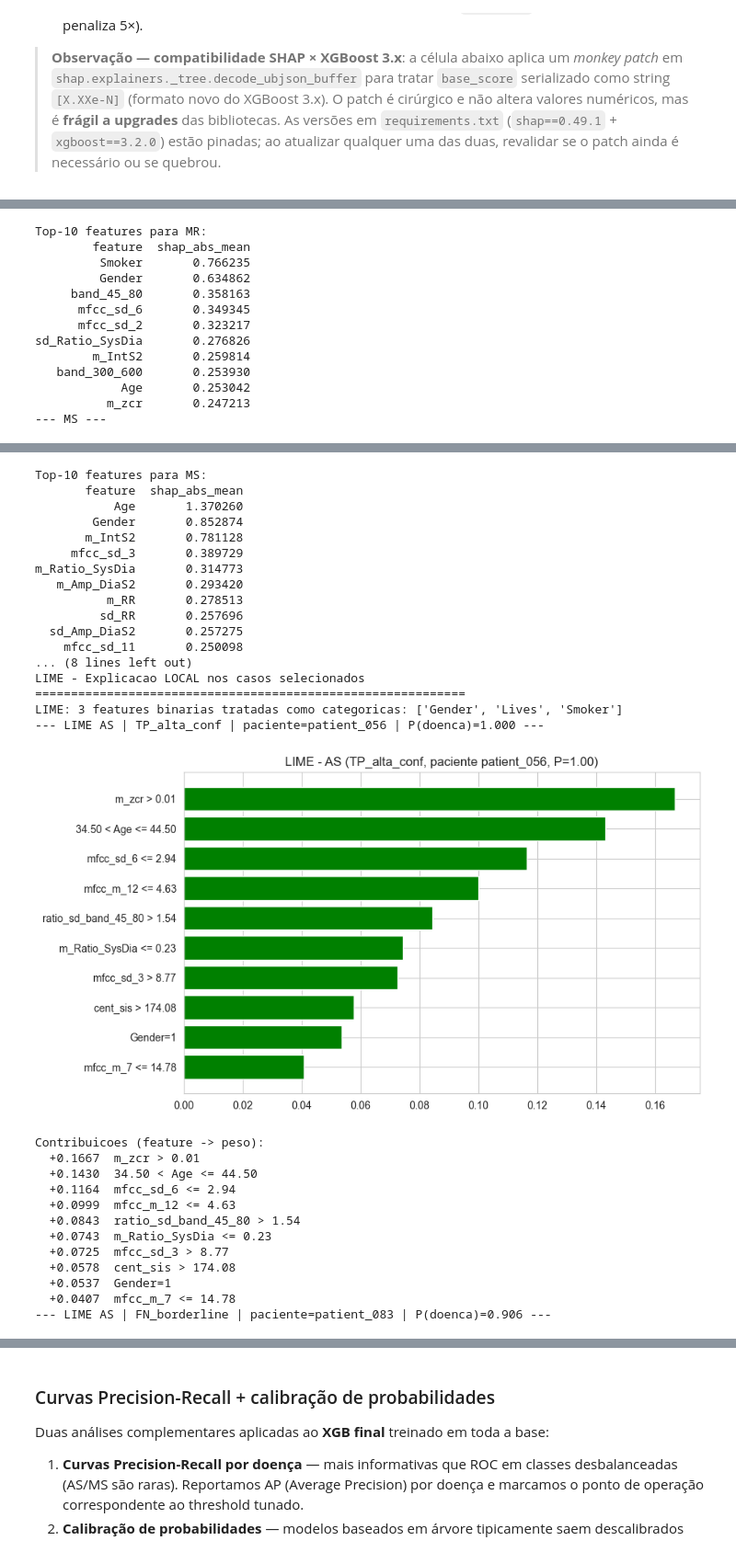
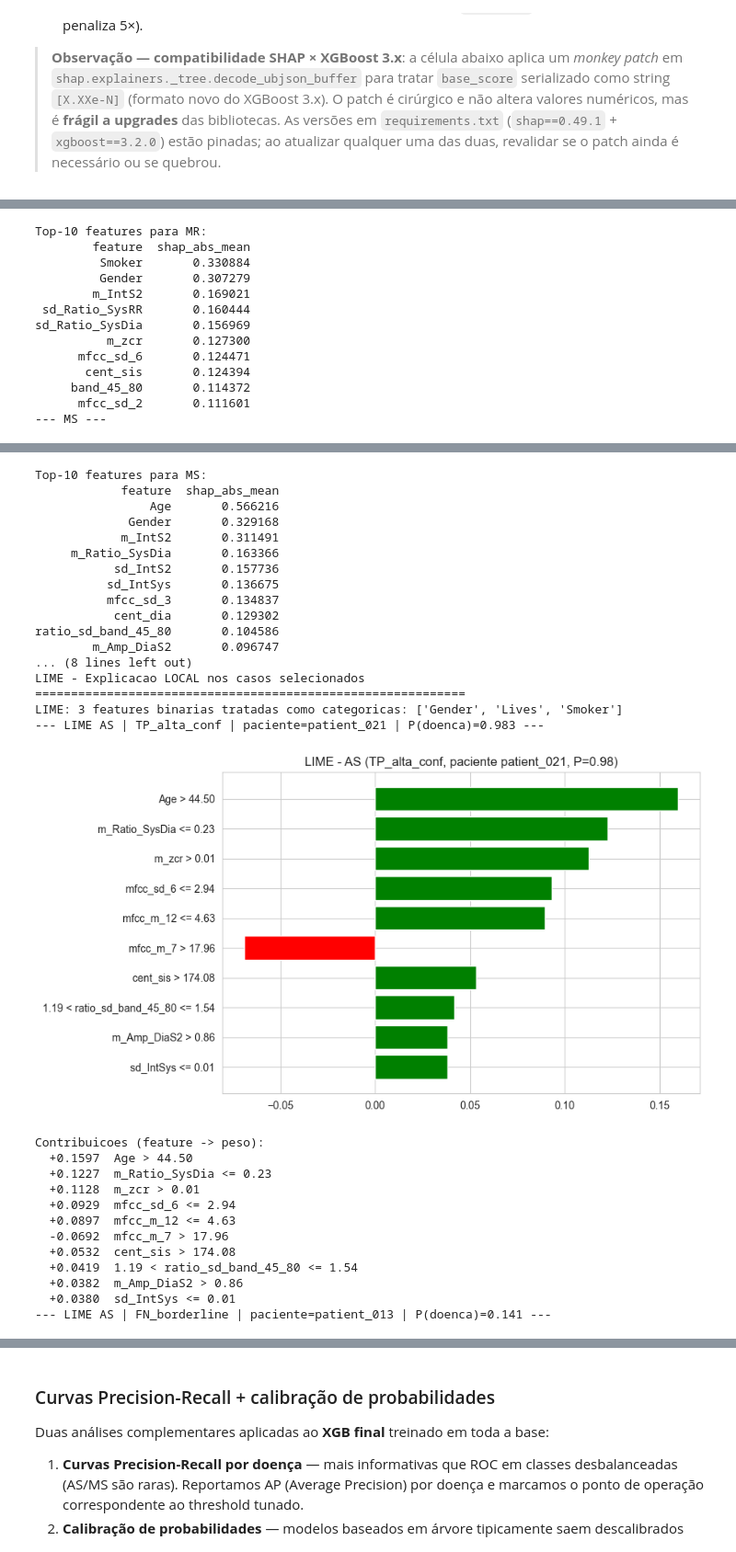
Before and after one commit to gustavocmiranda/TCC, a Jupyter notebook: projeto.ipynb, the cells around one changed output, grey strips where cells are left out. Shown at 92% size. Saved outputs shown, nothing was run; the diff lists cells and outputs as text; code cells hidden in the pictures.

Commit message:
finalizando

```diff
--- a/projeto.ipynb
+++ b/projeto.ipynb
@@ -1315,9 +1262,9 @@ X_full_arr = X_full_df.to_numpy()
 # de cada um retorne (n, 2) -- formato esperado pelas duas bibliotecas.
 # A mesma estrutura MOC e usada na validacao (cells 22, 28, 32), garantindo
 # que o modelo explicado e o modelo validado sao identicos em estrutura.
-modelo_final = MultiOutputClassifier(
+modelo_final = MultiOutputBalanced(
     XGBClassifier(eval_metric='logloss', verbosity=0, random_state=42, **melhores_xgb_params)
-)
+)  # mesmo wrapper usado na matriz XGB (balanced via sample_weight por label)
 modelo_final.fit(X_full_df, y_full)
 print(f"Modelo final: XGB tunado treinado em {X_full_df.shape[0]} gravacoes "
       f"({df_full['patient_id'].nunique()} pacientes), {X_full_df.shape[1]} features")
@@ -1553,13 +1500,13 @@ m_Ratio_SysDia       0.279295
 Top-10 features para MR:
         feature  shap_abs_mean
-         Smoker       0.766235
-         Gender       0.634862
-     band_45_80       0.358163
-      mfcc_sd_6       0.349345
-      mfcc_sd_2       0.323217
-sd_Ratio_SysDia       0.276826
-        m_IntS2       0.259814
-   band_300_600       0.253930
-            Age       0.253042
-          m_zcr       0.247213
+         Smoker       0.330884
+         Gender       0.307279
+        m_IntS2       0.169021
+ sd_Ratio_SysRR       0.160444
+sd_Ratio_SysDia       0.156969
+          m_zcr       0.127300
+      mfcc_sd_6       0.124471
+       cent_sis       0.124394
+     band_45_80       0.114372
+      mfcc_sd_2       0.111601
 --- MS ---
@@ -1567,30 +1514,30 @@ sd_Ratio_SysDia       0.276826
 Top-10 features para MS:
-       feature  shap_abs_mean
-           Age       1.370260
-        Gender       0.852874
-       m_IntS2       0.781128
-     mfcc_sd_3       0.389729
-m_Ratio_SysDia       0.314773
-   m_Amp_DiaS2       0.293420
-          m_RR       0.278513
-         sd_RR       0.257696
-  sd_Amp_DiaS2       0.257275
-    mfcc_sd_11       0.250098
+            feature  shap_abs_mean
+                Age       0.566216
+             Gender       0.329168
+            m_IntS2       0.311491
+     m_Ratio_SysDia       0.163366
+           sd_IntS2       0.157736
+          sd_IntSys       0.136675
+          mfcc_sd_3       0.134837
+           cent_dia       0.129302
+ratio_sd_band_45_80       0.104586
+        m_Amp_DiaS2       0.096747
 ... (8 lines left out)
 LIME - Explicacao LOCAL nos casos selecionados
 ============================================================
 LIME: 3 features binarias tratadas como categoricas: ['Gender', 'Lives', 'Smoker']
---- LIME AS | TP_alta_conf | paciente=patient_056 | P(doenca)=1.000 ---
+--- LIME AS | TP_alta_conf | paciente=patient_021 | P(doenca)=0.983 ---
-[figure, old version]
+[figure, new version]
 Contribuicoes (feature -> peso):
-  +0.1667  m_zcr > 0.01
-  +0.1430  34.50 < Age <= 44.50
-  +0.1164  mfcc_sd_6 <= 2.94
-  +0.0999  mfcc_m_12 <= 4.63
-  +0.0843  ratio_sd_band_45_80 > 1.54
-  +0.0743  m_Ratio_SysDia <= 0.23
-  +0.0725  mfcc_sd_3 > 8.77
-  +0.0578  cent_sis > 174.08
-  +0.0537  Gender=1
-  +0.0407  mfcc_m_7 <= 14.78
---- LIME AS | FN_borderline | paciente=patient_083 | P(doenca)=0.906 ---
+  +0.1597  Age > 44.50
+  +0.1227  m_Ratio_SysDia <= 0.23
+  +0.1128  m_zcr > 0.01
+  +0.0929  mfcc_sd_6 <= 2.94
+  +0.0897  mfcc_m_12 <= 4.63
+  -0.0692  mfcc_m_7 > 17.96
+  +0.0532  cent_sis > 174.08
+  +0.0419  1.19 < ratio_sd_band_45_80 <= 1.54
+  +0.0382  m_Amp_DiaS2 > 0.86
+  +0.0380  sd_IntSys <= 0.01
+--- LIME AS | FN_borderline | paciente=patient_013 | P(doenca)=0.141 ---
```
Also changed, not shown: parts of 21 cells of this notebook, 1 other file.
